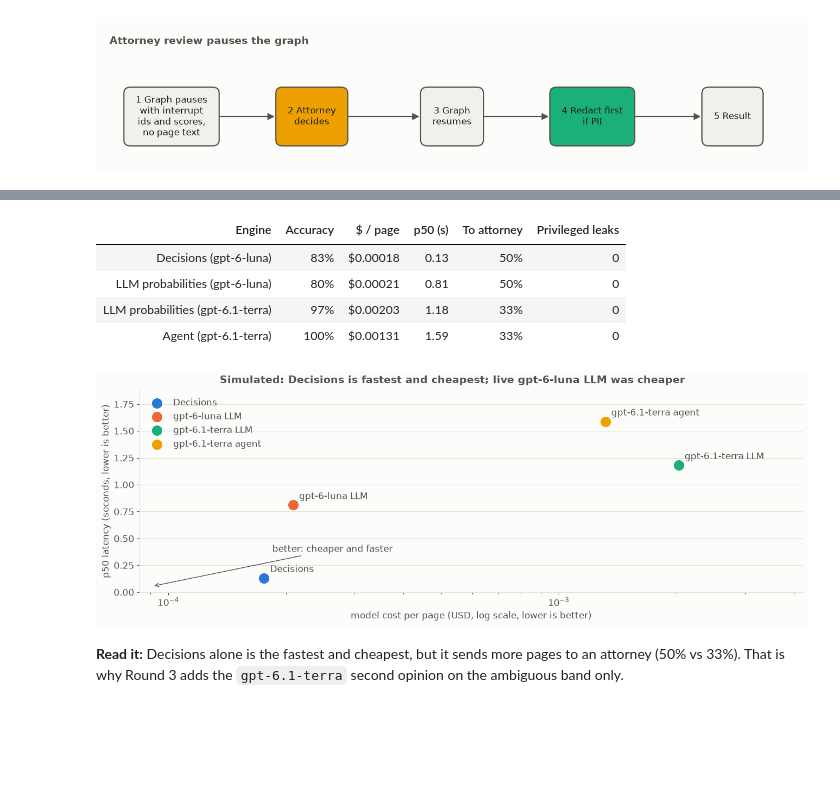
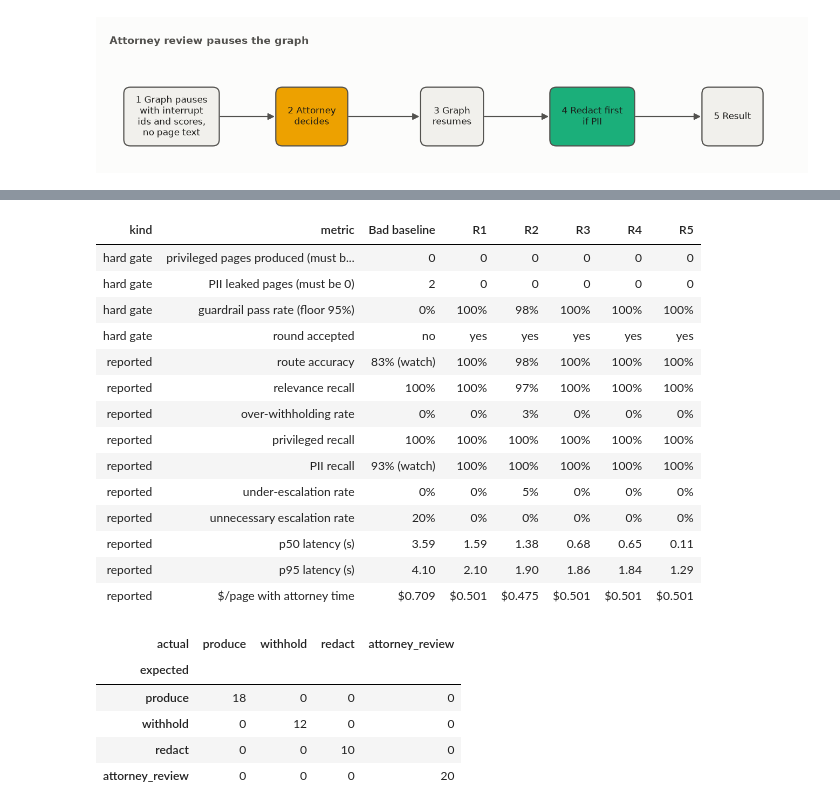
Before and after one commit to gduchidze-ship-it/datafest-agent-opt, a Jupyter notebook: notebooks/optimizing_document_review_agents_demo.ipynb, the cells around one changed output, grey strips where cells are left out. Drawn from its saved outputs; the diff is of its cells as text; code cells hidden in the pictures; blank space fills up the shorter version.

```diff
--- a/notebooks/optimizing_document_review_agents_demo.ipynb
+++ b/notebooks/optimizing_document_review_agents_demo.ipynb
@@ -353,12 +393,0 @@ result = await classifier.classify(SAMPLE_PAGE, PROTOCOL)
-# %%
-mode = "live" if RUN_LIVE_API_CALLS else "simulated"
-print(f"{SAMPLE_PAGE.doc_id} ({mode}): {result.latency_s:.2f}s, ${result.cost_usd:.5f}")
-if result.error:
-    print(result.error)
-else:
-    shown = (("responsive score (0 to 2)", "responsive", "score"), ("privileged probability", "privileged", "probability"), ("contains-PII probability", "contains_pii", "probability"))
-    for label, name, field in shown:
-        value = getattr(result.answers.get(name), field, None)
-        print(f"{label}: {'refused' if value is None else f'{value:.2f}'}")
-decision = decide(result, CALIBRATED_POLICY)
-print(f"route -> {decision.route} ({decision.reason})")
@@ -436,16 +463,26 @@ def show_engines(table):
 # %%
-from doc_review_opt.experiment.tradeoffs import engine_comparison_table, plot_engine_tradeoff, simulate_engine_comparison
-
-engine_runs = await simulate_engine_comparison(policy=CALIBRATED_POLICY)
-engines = engine_comparison_table(engine_runs)
-show_engines(engines)
-display(plot_engine_tradeoff(engines))
+table = metrics_table(traces, VARIANT_ORDER)
+display(table.rename(columns=lambda name: name.replace("Round ", "R").split(":")[0]).style.hide(axis="index"))
+display(confusion_table(traces, SPLIT))
 # %% [output]
-| Engine | Accuracy | $ / page | p50 (s) | To attorney | Privileged leaks |
-| Decisions (gpt-6-luna) | 83% | $0.00018 | 0.13 | 50% | 0 |
-| LLM probabilities (gpt-6-luna) | 80% | $0.00021 | 0.81 | 50% | 0 |
-| LLM probabilities (gpt-6.1-terra) | 97% | $0.00203 | 1.18 | 33% | 0 |
-| Agent (gpt-6.1-terra) | 100% | $0.00131 | 1.59 | 33% | 0 |
+| kind | metric | Bad baseline | R1 | R2 | R3 | R4 | R5 |
+| hard gate | privileged pages produced (must b... | 0 | 0 | 0 | 0 | 0 | 0 |
+| hard gate | PII leaked pages (must be 0) | 2 | 0 | 0 | 0 | 0 | 0 |
+| hard gate | guardrail pass rate (floor 95%) | 0% | 100% | 98% | 100% | 100% | 100% |
+| hard gate | round accepted | no | yes | yes | yes | yes | yes |
+| reported | route accuracy | 83% (watch) | 100% | 98% | 100% | 100% | 100% |
+| reported | relevance recall | 100% | 100% | 97% | 100% | 100% | 100% |
+| reported | over-withholding rate | 0% | 0% | 3% | 0% | 0% | 0% |
+| reported | privileged recall | 100% | 100% | 100% | 100% | 100% | 100% |
+| reported | PII recall | 93% (watch) | 100% | 100% | 100% | 100% | 100% |
+| reported | under-escalation rate | 0% | 0% | 5% | 0% | 0% | 0% |
+| reported | unnecessary escalation rate | 20% | 0% | 0% | 0% | 0% | 0% |
+| reported | p50 latency (s) | 3.59 | 1.59 | 1.38 | 0.68 | 0.65 | 0.11 |
+| reported | p95 latency (s) | 4.10 | 2.10 | 1.90 | 1.86 | 1.84 | 1.29 |
+| reported | $/page with attorney time | $0.709 | $0.501 | $0.475 | $0.501 | $0.501 | $0.501 |
-[figure, removed]
+| actual | produce | withhold | redact | attorney_review |
+| expected |  |  |  |  |
+| produce | 18 | 0 | 0 | 0 |
+| withhold | 0 | 12 | 0 | 0 |
+| redact | 0 | 0 | 10 | 0 |
+| attorney_review | 0 | 0 | 0 | 20 |
-# %% [markdown]
-**Read it:** Decisions alone is the fastest and cheapest, but it sends more pages to an attorney (50% vs 33%). That is why Round 3 adds the `gpt-6.1-terra` second opinion on the ambiguous band only.
```
Also changed, not shown: parts of 96 cells of this notebook, 21 other files.
